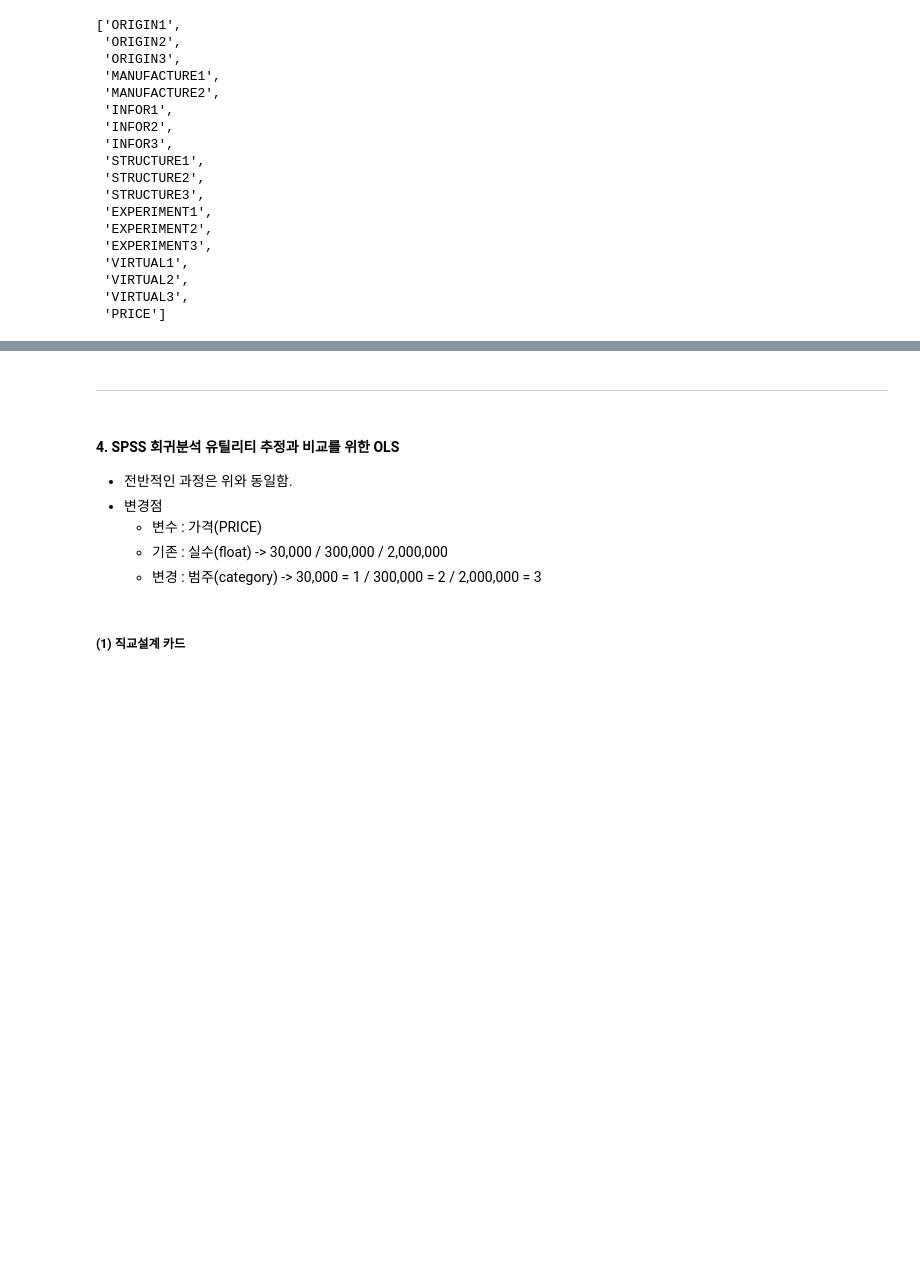
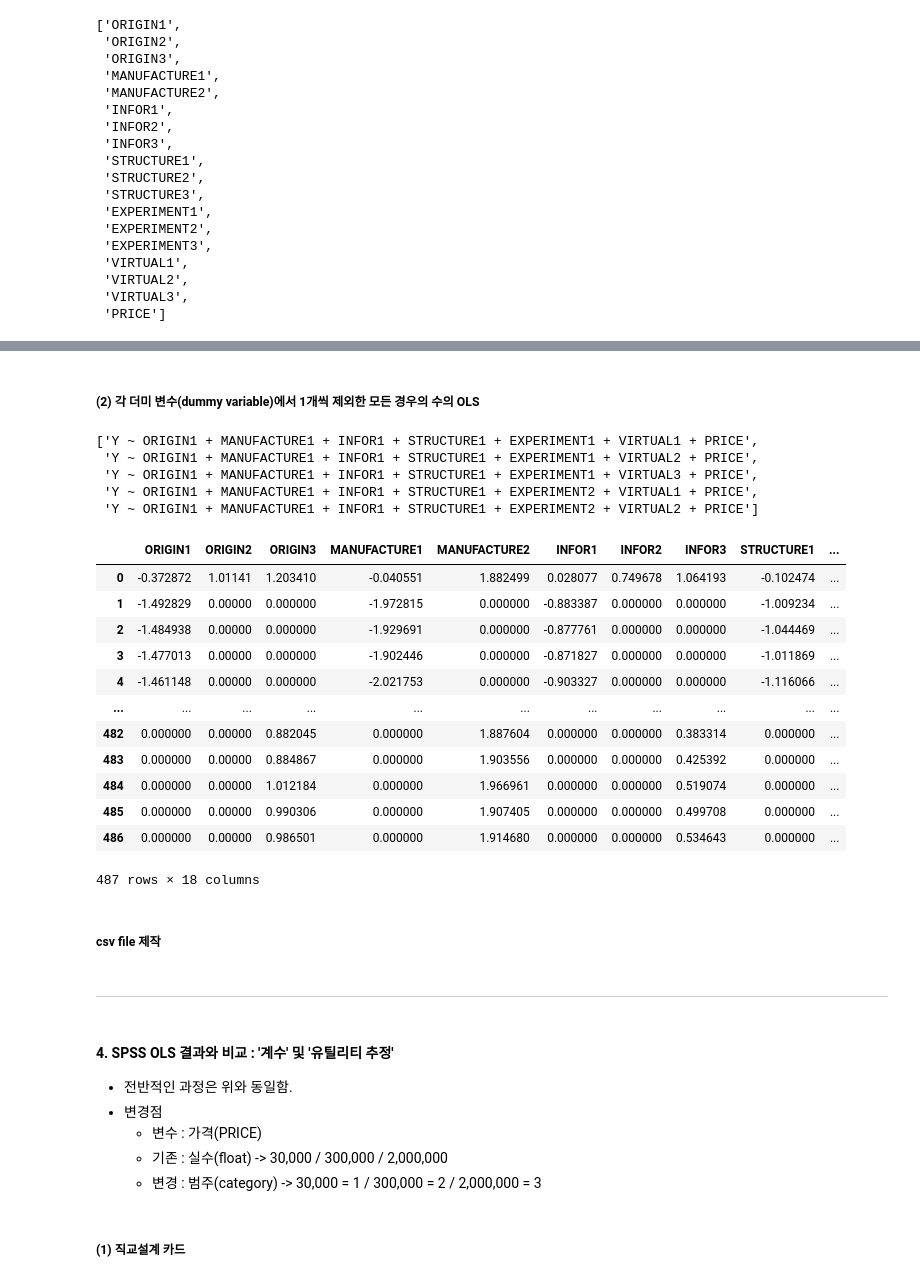
Before and after one commit to hyeondk/Bio-Economic-Value, a Jupyter notebook: 2. Analysis Code/1. Preliminary Survey/1. 천연물 예비설문_전처리 및 OLS.ipynb, the cells around one changed output, grey strips where cells are left out. Cells and saved outputs as stored; diff of their text form; code cells hidden in the pictures; blank space fills up the shorter version.

Commit message:
Modified some codes, and added OLS analysis for more diverse models.

```diff
--- a/2. Analysis Code/1. Preliminary Survey/1. 천연물 예비설문_전처리 및 OLS.ipynb
+++ b/2. Analysis Code/1. Preliminary Survey/1. 천연물 예비설문_전처리 및 OLS.ipynb
@@ -423,3 +425,53 @@ Notes:
 [1] Standard Errors assume that the covariance matrix of the errors is correctly specified.
 [2] The smallest eigenvalue is 3.18e-31. This might indicate that there are
 strong multicollinearity problems or that the design matrix is singular.
+# %% [markdown]
+##### (2) 각 더미 변수(dummy variable)에서 1개씩 제외한 모든 경우의 수의 OLS
+# %%
+X_case = []
+for origin in ['ORIGIN1','ORIGIN2', 'ORIGIN3']:
+    for manufacture in ['MANUFACTURE1','MANUFACTURE2']:
+        for infor in ['INFOR1','INFOR2', 'INFOR3']:
+            for structure in ['STRUCTURE1','STRUCTURE2', 'STRUCTURE3']:
+                for experiment in ['EXPERIMENT1','EXPERIMENT2', 'EXPERIMENT3']:
+                    for virtual in ['VIRTUAL1','VIRTUAL2', 'VIRTUAL3']:
+                        X_case.append(f'Y ~ {origin} + {manufacture} + {infor} + {structure} + {experiment} + {virtual} + PRICE')
+
+# 앞 부분만 확인
+X_case[:5]
+# %% [output]
+['Y ~ ORIGIN1 + MANUFACTURE1 + INFOR1 + STRUCTURE1 + EXPERIMENT1 + VIRTUAL1 + PRICE',
+ 'Y ~ ORIGIN1 + MANUFACTURE1 + INFOR1 + STRUCTURE1 + EXPERIMENT1 + VIRTUAL2 + PRICE',
+ 'Y ~ ORIGIN1 + MANUFACTURE1 + INFOR1 + STRUCTURE1 + EXPERIMENT1 + VIRTUAL3 + PRICE',
+ 'Y ~ ORIGIN1 + MANUFACTURE1 + INFOR1 + STRUCTURE1 + EXPERIMENT2 + VIRTUAL1 + PRICE',
+ 'Y ~ ORIGIN1 + MANUFACTURE1 + INFOR1 + STRUCTURE1 + EXPERIMENT2 + VIRTUAL2 + PRICE']
+# %%
+# List 생성
+# 1번째 내용 : 모든 더미 변수(dummy variable)를 대입한 OLS
+natural_ols_all_case = [natural_ols.params.iloc[1:]]
+
+for model in X_case:
+    ols_fit = ols(model, data=ols_data).fit() # Fitting OLS
+    natural_ols_all_case.append(ols_fit.params.iloc[1:].copy())
+
+# Result
+natural_ols_all_case = pd.concat(natural_ols_all_case, axis=1).T
+natural_ols_all_case[natural_ols_all_case.isna()] = 0.0
+# %%
+natural_ols_all_case
+# %% [output]
+|  | ORIGIN1 | ORIGIN2 | ORIGIN3 | MANUFACTURE1 | MANUFACTURE2 | INFOR1 | INFOR2 | INFOR3 | STRUCTURE1 | ... |
+| 0 | -0.372872 | 1.01141 | 1.203410 | -0.040551 | 1.882499 | 0.028077 | 0.749678 | 1.064193 | -0.102474 | ... |
+| 1 | -1.492829 | 0.00000 | 0.000000 | -1.972815 | 0.000000 | -0.883387 | 0.000000 | 0.000000 | -1.009234 | ... |
+| 2 | -1.484938 | 0.00000 | 0.000000 | -1.929691 | 0.000000 | -0.877761 | 0.000000 | 0.000000 | -1.044469 | ... |
+| 3 | -1.477013 | 0.00000 | 0.000000 | -1.902446 | 0.000000 | -0.871827 | 0.000000 | 0.000000 | -1.011869 | ... |
+| 4 | -1.461148 | 0.00000 | 0.000000 | -2.021753 | 0.000000 | -0.903327 | 0.000000 | 0.000000 | -1.116066 | ... |
+| ... | ... | ... | ... | ... | ... | ... | ... | ... | ... | ... |
+| 482 | 0.000000 | 0.00000 | 0.882045 | 0.000000 | 1.887604 | 0.000000 | 0.000000 | 0.383314 | 0.000000 | ... |
+| 483 | 0.000000 | 0.00000 | 0.884867 | 0.000000 | 1.903556 | 0.000000 | 0.000000 | 0.425392 | 0.000000 | ... |
+| 484 | 0.000000 | 0.00000 | 1.012184 | 0.000000 | 1.966961 | 0.000000 | 0.000000 | 0.519074 | 0.000000 | ... |
+| 485 | 0.000000 | 0.00000 | 0.990306 | 0.000000 | 1.907405 | 0.000000 | 0.000000 | 0.499708 | 0.000000 | ... |
+| 486 | 0.000000 | 0.00000 | 0.986501 | 0.000000 | 1.914680 | 0.000000 | 0.000000 | 0.534643 | 0.000000 | ... |
+487 rows × 18 columns
+# %% [markdown]
+##### csv file 제작
@@ -426,7 +487,7 @@ strong multicollinearity problems or that the design matrix is singular.
 # %% [markdown]
 ---
 # %% [markdown]
-#### **4. SPSS 회귀분석 유틸리티 추정과 비교를 위한 OLS**
+#### **4. SPSS OLS 결과와 비교 : '계수' 및 '유틸리티 추정'**
 - 전반적인 과정은 위와 동일함.
 - 변경점
     - 변수 : 가격(PRICE)
```
Also changed, not shown: parts of 6 cells of this notebook.
